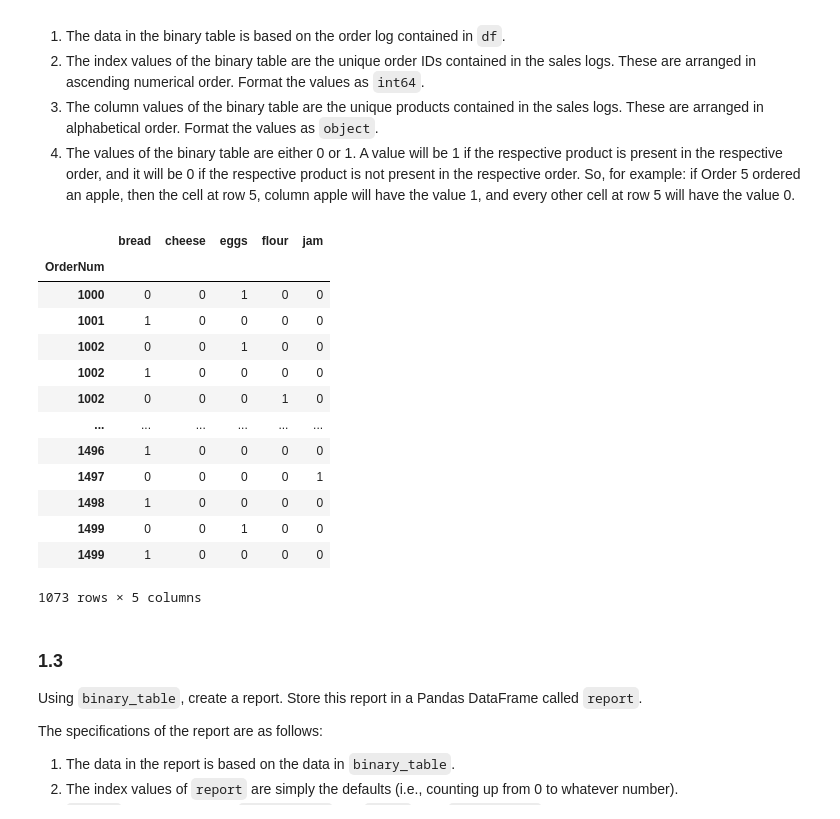
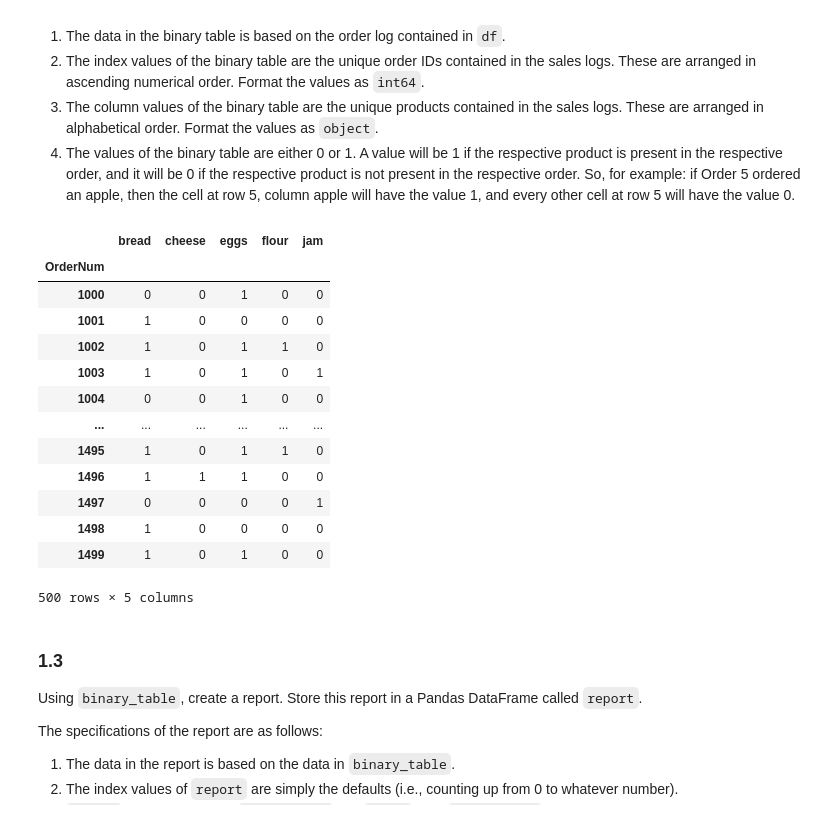
Before and after one commit to Henrik923/ITMGT-25.03-G, a Jupyter notebook: 204590_SANTOS_ENRIQUEAUGUSTUS_LIBRARIES.ipynb, the cells around one changed output. Saved outputs shown, nothing was run; the diff lists cells and outputs as text; code cells hidden in the pictures.

```diff
--- a/204590_SANTOS_ENRIQUEAUGUSTUS_LIBRARIES.ipynb
+++ b/204590_SANTOS_ENRIQUEAUGUSTUS_LIBRARIES.ipynb
@@ -77,35 +77,37 @@ The specifications of the binary table are as follows:
 # %%
 # CODE CELL
 
 # CODE START
 column_value = df['Product'].unique()
 column_value.sort()
+
 binary_table = df.copy()
+binary_table = binary_table.groupby('OrderNum').agg(Product=pd.NamedAgg(column='Product', aggfunc='sum'))
 
 for i in column_value:
-    binary_table[i] = pd.DataFrame(df['Product'].str.contains(i),dtype =int)
-binary_table = binary_table.set_index('OrderNum')
+    binary_table[i] = binary_table['Product'].str.contains(i).astype(int)
+
 binary_table = binary_table.drop('Product', axis = 1)
 
 binary_table
 
 #binary_table
 # CODE END
 # %% [output]
 |  | bread | cheese | eggs | flour | jam |
 | OrderNum |  |  |  |  |  |
 | 1000 | 0 | 0 | 1 | 0 | 0 |
 | 1001 | 1 | 0 | 0 | 0 | 0 |
-| 1002 | 0 | 0 | 1 | 0 | 0 |
-| 1002 | 1 | 0 | 0 | 0 | 0 |
-| 1002 | 0 | 0 | 0 | 1 | 0 |
+| 1002 | 1 | 0 | 1 | 1 | 0 |
+| 1003 | 1 | 0 | 1 | 0 | 1 |
+| 1004 | 0 | 0 | 1 | 0 | 0 |
 | ... | ... | ... | ... | ... | ... |
-| 1496 | 1 | 0 | 0 | 0 | 0 |
+| 1495 | 1 | 0 | 1 | 1 | 0 |
+| 1496 | 1 | 1 | 1 | 0 | 0 |
 | 1497 | 0 | 0 | 0 | 0 | 1 |
 | 1498 | 1 | 0 | 0 | 0 | 0 |
-| 1499 | 0 | 0 | 1 | 0 | 0 |
-| 1499 | 1 | 0 | 0 | 0 | 0 |
+| 1499 | 1 | 0 | 1 | 0 | 0 |
-1073 rows × 5 columns
+500 rows × 5 columns
 # %% [markdown]
 ### 1.3
 
```
